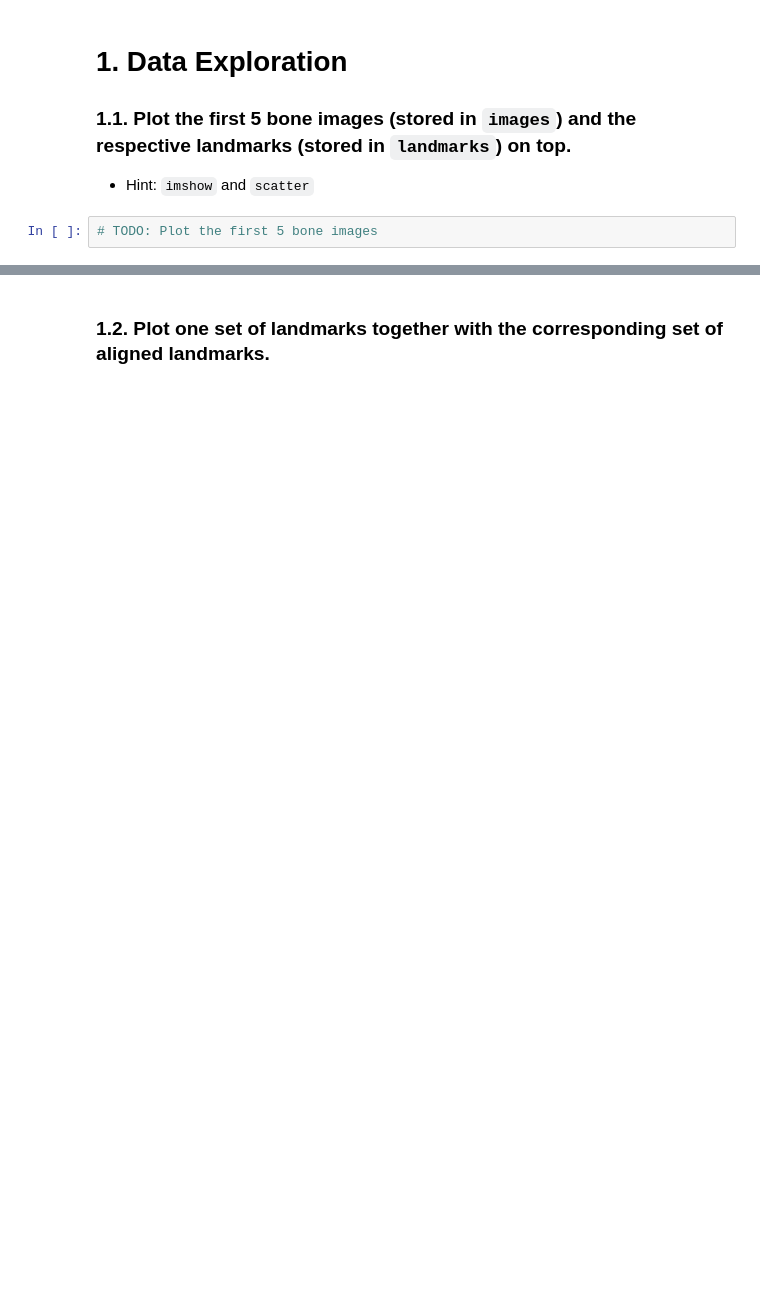
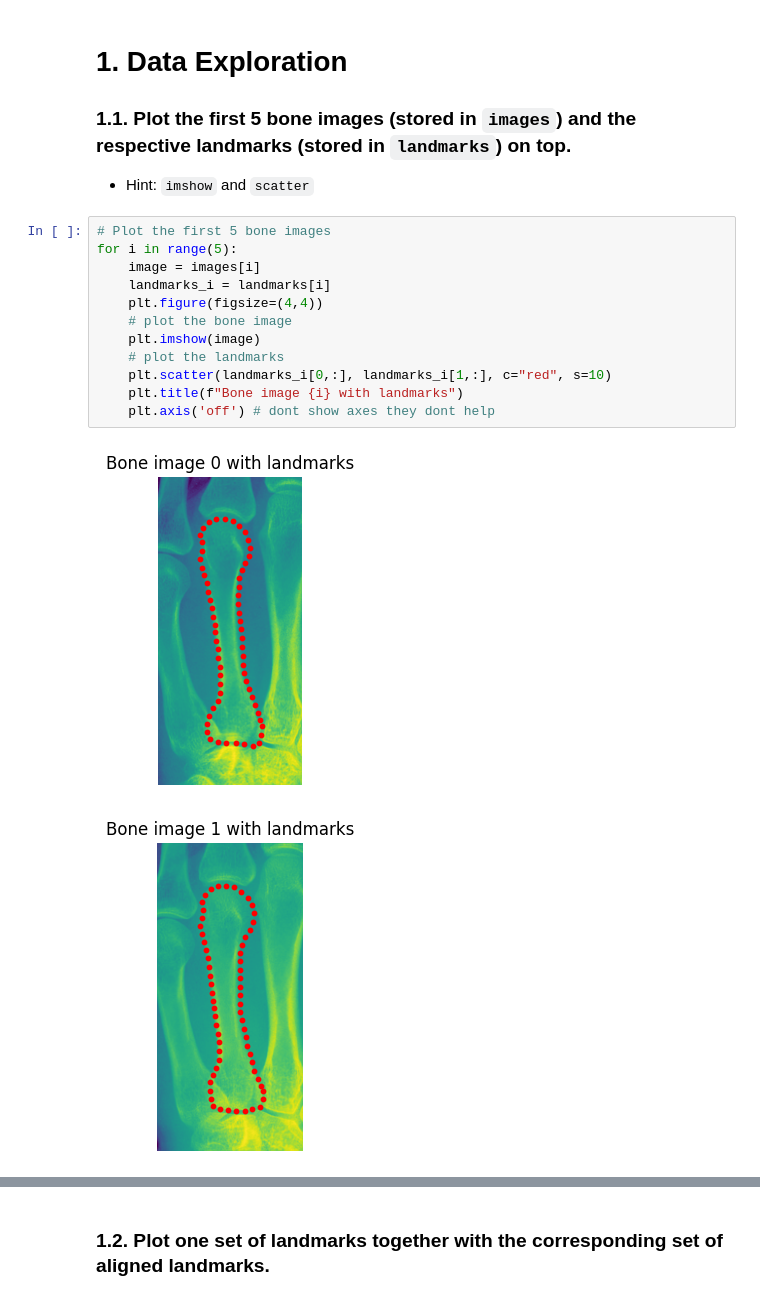
Before and after one commit to nikoczernin/MedicalAnalysis2, a Jupyter notebook: notebook.ipynb, the cells around one changed output, grey strips where cells are left out. Saved outputs shown, nothing was run; the diff lists cells and outputs as text; blank space fills up the shorter version.

```diff
--- a/notebook.ipynb
+++ b/notebook.ipynb
@@ -41,5 +48,18 @@ images, masks, landmarks, aligned = get_data()
 
 ### 1.1. Plot the first 5 bone images (stored in `images`) and the respective landmarks (stored in `landmarks`) on top.
 - Hint: `imshow` and `scatter`
-# %%
-# TODO: Plot the first 5 bone images
+# %%
+# Plot the first 5 bone images
+for i in range(5):
+    image = images[i]
+    landmarks_i = landmarks[i]
+    plt.figure(figsize=(4,4))
+    # plot the bone image
+    plt.imshow(image)
+    # plot the landmarks
+    plt.scatter(landmarks_i[0,:], landmarks_i[1,:], c="red", s=10)
+    plt.title(f"Bone image {i} with landmarks")
+    plt.axis('off') # dont show axes they dont help
+# %% [output]
+[figure, added]
+[figure, added]
```
Also changed, not shown: parts of 7 cells of this notebook, 1 other file.
